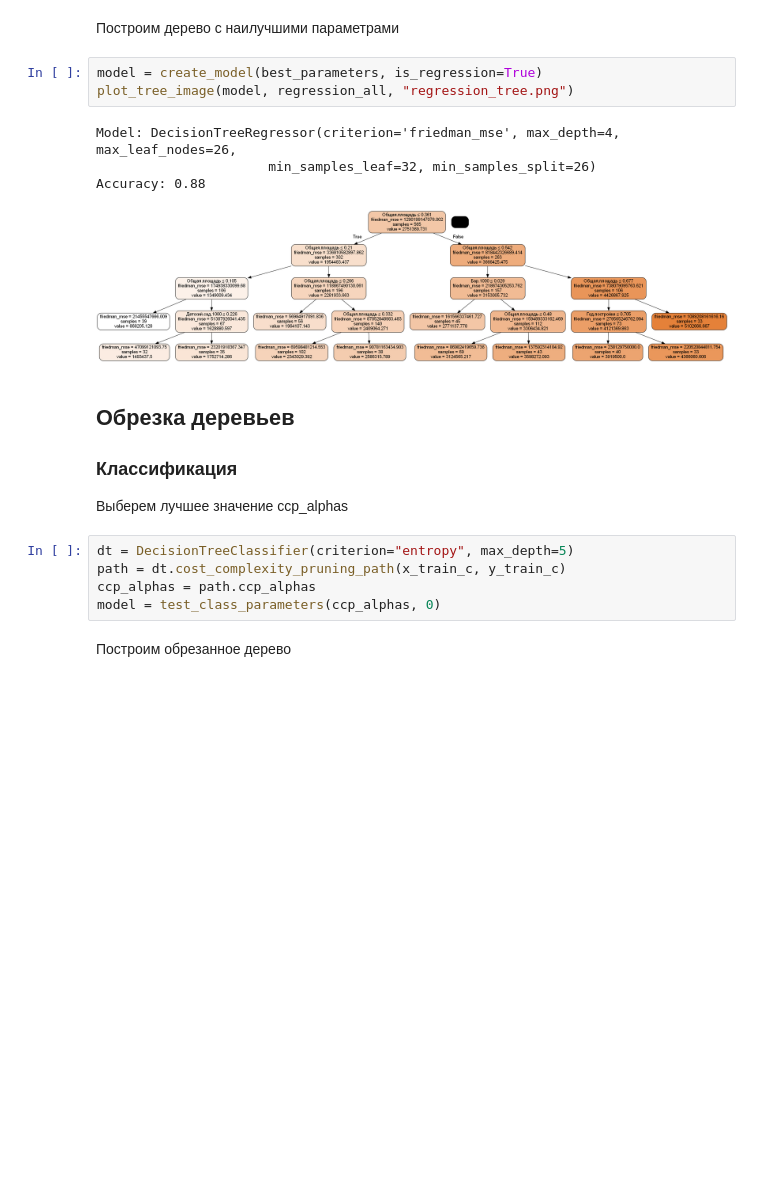
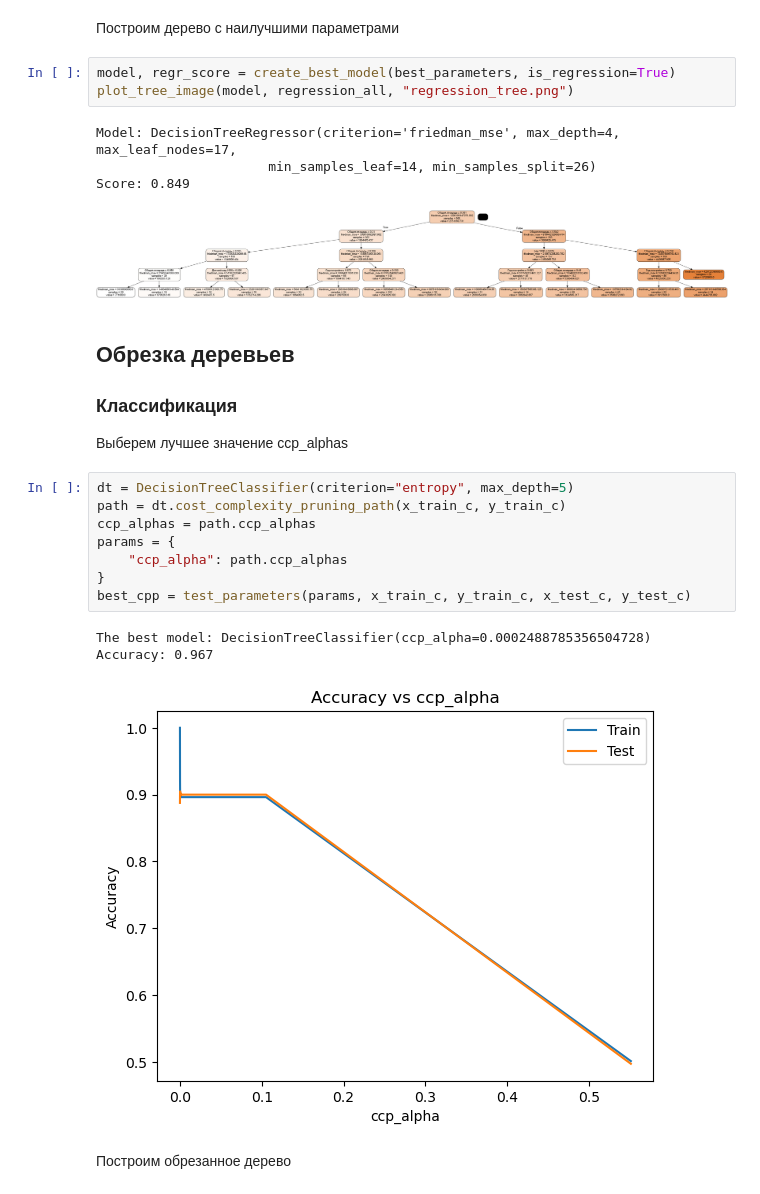
Before and after one commit to fongradnastya/data_analisys4, a Jupyter notebook: notebooks/work.ipynb, the cells around one changed output. Drawn from its saved outputs; the diff is of its cells as text; blank space fills up the shorter version.

```diff
--- a/notebooks/work.ipynb
+++ b/notebooks/work.ipynb
@@ -393,13 +403,13 @@ Accuracy: nan
 # %% [markdown]
 Построим дерево с наилучшими параметрами
 # %%
-model = create_model(best_parameters, is_regression=True)
+model, regr_score = create_best_model(best_parameters, is_regression=True)
 plot_tree_image(model, regression_all, "regression_tree.png")
 # %% [output]
-Model: DecisionTreeRegressor(criterion='friedman_mse', max_depth=4, max_leaf_nodes=26,
-                      min_samples_leaf=32, min_samples_split=26)
-Accuracy: 0.88
+Model: DecisionTreeRegressor(criterion='friedman_mse', max_depth=4, max_leaf_nodes=17,
+                      min_samples_leaf=14, min_samples_split=26)
+Score: 0.849
-[figure, old version]
+[figure, new version]
 # %% [markdown]
 ## Обрезка деревьев
 ### Классификация
@@ -407,8 +417,15 @@ Accuracy: 0.88
 # %%
 dt = DecisionTreeClassifier(criterion="entropy", max_depth=5)
 path = dt.cost_complexity_pruning_path(x_train_c, y_train_c)
 ccp_alphas = path.ccp_alphas
-model = test_class_parameters(ccp_alphas, 0)
+params = {
+    "ccp_alpha": path.ccp_alphas
+}
+best_cpp = test_parameters(params, x_train_c, y_train_c, x_test_c, y_test_c)
+# %% [output]
+The best model: DecisionTreeClassifier(ccp_alpha=0.0002488785356504728)
+Accuracy: 0.967
+[figure, added]
 # %% [markdown]
 Построим обрезанное дерево
 # %%
```
Also changed, not shown: parts of 30 cells of this notebook, 4 other files.
